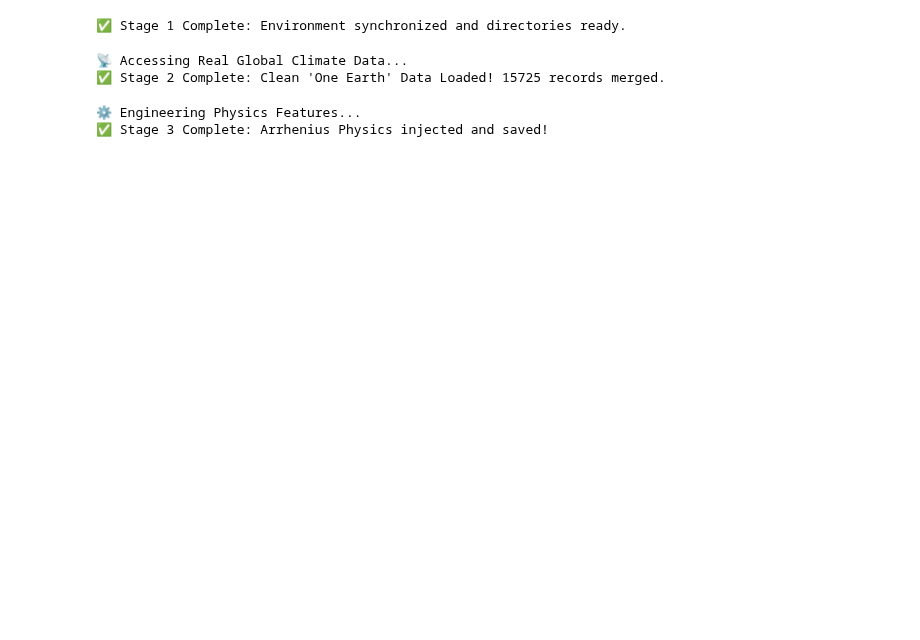
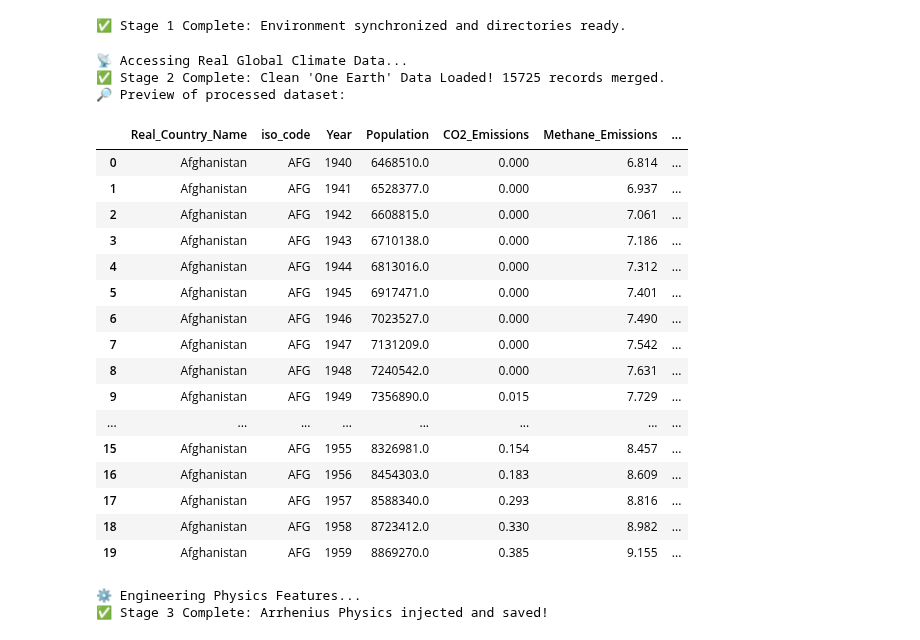
Before and after one commit to TheJudge26/global-warming-sim-data-analysis-, a Jupyter notebook: notebooks/data_prep.ipynb, the cells around one changed output. Drawn from its saved outputs; the diff is of its cells as text; code cells hidden in the pictures; blank space fills up the shorter version.

Commit message:
2 graphs, post-processing table

```diff
--- a/notebooks/data_prep.ipynb
+++ b/notebooks/data_prep.ipynb
@@ -25,18 +25,19 @@ print("Stage 1 Complete")
 # %% [output]
 ✅ Stage 1 Complete: Environment synchronized and directories ready.
 # %%
-# block2
+# --- BLOCK 2: THE REAL SCIENCE DATA INGESTION (One Earth Fix) ---
 import requests
 from io import StringIO
 import pandas as pd
+from IPython.display import display
 
 print("📡 Accessing Real Global Climate Data...")
 
-
+# 1. Load local real CO2 and GHG data
 co2_df = pd.read_csv('../data/raw/owid-co2-data.csv')
 ghg_df = pd.read_csv('../data/raw/total-ghg-emissions.csv')
 
-
+# 🚀 RENAME COLUMNS IMMEDIATELY so our filters don't crash!
 ghg_df = ghg_df.rename(columns={
     'Entity': 'country',
     'Code': 'iso_code',
@@ -44,7 +45,11 @@ ghg_df = ghg_df.rename(columns={
     'Annual greenhouse gas emissions including land use': 'Total_GHG'
 })
 
-
+# ---------------------------------------------------------
+# 🚀 THE "ONE EARTH" FIX
+# We drop nulls and OWID aggregates immediately so they don't
+# cross-multiply and poison our merge.
+# ---------------------------------------------------------
 co2_df = co2_df.dropna(subset=['iso_code'])
 co2_df = co2_df[~co2_df['iso_code'].str.startswith('OWID_')]
 
@@ -52,6 +57,7 @@ ghg_df = ghg_df.dropna(subset=['iso_code'])
 ghg_df = ghg_df[~ghg_df['iso_code'].str.startswith('OWID_')]
 
 
+# 2. Fetch REAL TEMPERATURE DATA (Bypassing OWID's Bot Protection)
 temp_url = "https://ourworldindata.org/grapher/annual-temperature-anomalies.csv?v=1&csvType=full&useColumnShortNames=false"
 headers = {
     'User-Agent': 'Mozilla/5.0 (Windows NT 10.0; Win64; x64) AppleWebKit/537.36'
@@ -70,35 +76,57 @@ temp_df = temp_df.rename(columns={
     'Temperature anomaly': 'Temp_Anomaly'
 })
 
-
+# 4. Merge the Science Data Together
+# 🌟 ADDED 'methane' AND 'nitrous_oxide' TO THE MERGE!
 df = pd.merge(co2_df[['country', 'iso_code', 'year', 'population', 'co2', 'methane', 'nitrous_oxide']],
               ghg_df[['iso_code', 'year', 'Total_GHG']],
               on=['iso_code', 'year'], how='left')
 
 df = pd.merge(df, temp_df[['iso_code', 'year', 'Temp_Anomaly']],
               on=['iso_code', 'year'], how='inner')
 
-
+# 5. Rename for our Web App standard
 df = df.rename(columns={
     'country': 'Real_Country_Name',
     'year': 'Year',
     'population': 'Population',
     'co2': 'CO2_Emissions',
     'methane': 'Methane_Emissions',
     'nitrous_oxide': 'Nitrous_Oxide_Emissions'
 })
 
-
+# 6. Cleanup & Baselines
 df['Total_GHG'] = df['Total_GHG'].fillna(0)
 df['CO2_Emissions'] = df['CO2_Emissions'].fillna(0)
 df['Population'] = df['Population'].fillna(0)
 df['Methane_Emissions'] = df['Methane_Emissions'].fillna(0)
 df['Nitrous_Oxide_Emissions'] = df['Nitrous_Oxide_Emissions'].fillna(0)
 
 df['Average_Temperature'] = 14.0 + df['Temp_Anomaly']
 
-print(f"Stage 2 Complete")
+print(f"✅ Stage 2 Complete: Clean 'One Earth' Data Loaded! {len(df)} records merged.")
+
+print("🔎 Preview of processed dataset:")
+display(df.head(20))
 # %% [output]
 📡 Accessing Real Global Climate Data...
 ✅ Stage 2 Complete: Clean 'One Earth' Data Loaded! 15725 records merged.
+🔎 Preview of processed dataset:
+|  | Real_Country_Name | iso_code | Year | Population | CO2_Emissions | Methane_Emissions | ... |
+| 0 | Afghanistan | AFG | 1940 | 6468510.0 | 0.000 | 6.814 | ... |
+| 1 | Afghanistan | AFG | 1941 | 6528377.0 | 0.000 | 6.937 | ... |
+| 2 | Afghanistan | AFG | 1942 | 6608815.0 | 0.000 | 7.061 | ... |
+| 3 | Afghanistan | AFG | 1943 | 6710138.0 | 0.000 | 7.186 | ... |
+| 4 | Afghanistan | AFG | 1944 | 6813016.0 | 0.000 | 7.312 | ... |
+| 5 | Afghanistan | AFG | 1945 | 6917471.0 | 0.000 | 7.401 | ... |
+| 6 | Afghanistan | AFG | 1946 | 7023527.0 | 0.000 | 7.490 | ... |
+| 7 | Afghanistan | AFG | 1947 | 7131209.0 | 0.000 | 7.542 | ... |
+| 8 | Afghanistan | AFG | 1948 | 7240542.0 | 0.000 | 7.631 | ... |
+| 9 | Afghanistan | AFG | 1949 | 7356890.0 | 0.015 | 7.729 | ... |
+| ... | ... | ... | ... | ... | ... | ... | ... |
+| 15 | Afghanistan | AFG | 1955 | 8326981.0 | 0.154 | 8.457 | ... |
+| 16 | Afghanistan | AFG | 1956 | 8454303.0 | 0.183 | 8.609 | ... |
+| 17 | Afghanistan | AFG | 1957 | 8588340.0 | 0.293 | 8.816 | ... |
+| 18 | Afghanistan | AFG | 1958 | 8723412.0 | 0.330 | 8.982 | ... |
+| 19 | Afghanistan | AFG | 1959 | 8869270.0 | 0.385 | 9.155 | ... |
 # %%
```
Also changed, not shown: parts of 4 cells of this notebook, 2 other files.
